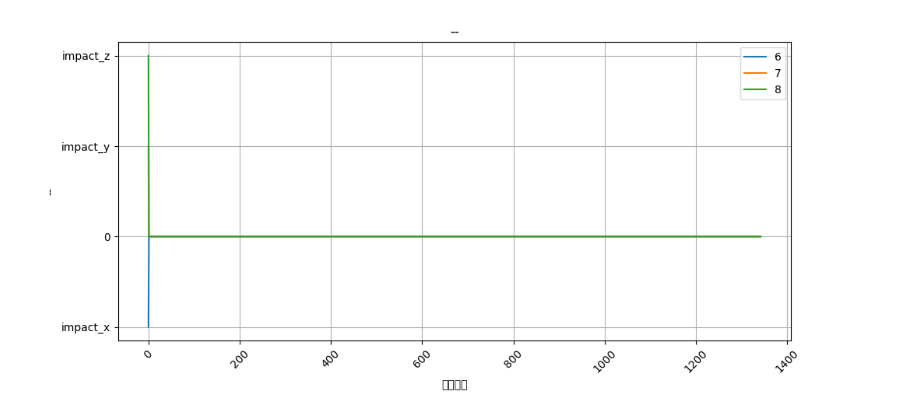
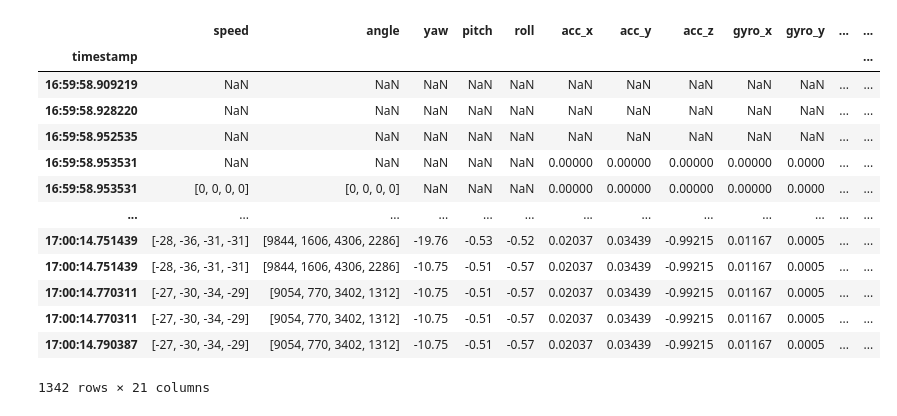
Before and after one commit to IntelligenceSupphawit/Roblomaster_Aj_Rattachai_01, a Jupyter notebook: lab1/sensor.ipynb, the cells around one changed output. Drawn from its saved outputs; the diff is of its cells as text; code cells hidden in the pictures.

```diff
--- a/lab1/sensor.ipynb
+++ b/lab1/sensor.ipynb
@@ -1,48 +1,22 @@
 # %%
 import pandas as pd
-
-columns = [
-    "timestamp", "speed", "angle",
-    "yaw", "pitch", "roll",
-    "acc_x", "acc_y", "acc_z",
-    "gyro_x", "gyro_y", "gyro_z",
-    "x", "y", "z",
-    "static_flag", "impact_x", "impact_y", "impact_z",
-    "up_hill", "down_hill", "on_slope"
-]
-
-# อ่านไฟล์แบบบังคับให้ค่าทั้งหมดเป็น string ก่อน
-df = pd.read_csv("sensor_data.csv", header=None, names=columns, dtype=str)
-df["timestamp"] = pd.to_datetime(df["timestamp"], errors='coerce')
-# แปลงคอลัมน์ตัวเลขให้กลายเป็น float ทีหลัง
-float_cols = [
-    "speed", "yaw", "pitch", "roll",
-    "acc_x", "acc_y", "acc_z",
-    "gyro_x", "gyro_y", "gyro_z",
-    "x", "y", "z"
-]
-
-for col in float_cols:
-    df[col] = pd.to_numeric(df[col], errors='coerce')  # ถ้าแปลงไม่ได้จะกลายเป็น NaN
-
-# ทดสอบพล็อตค่าความเร่ง
 import matplotlib.pyplot as plt
 
-plt.figure(figsize=(10, 5))
-# plt.plot(df.index, df["static_flag"], label="1")
-# plt.plot(df.index, df["up_hill"], label="2")
-# plt.plot(df.index, df["down_hill"], label="3")
-# plt.plot(df.index, df["on_slope"], label="4")
-plt.plot(df.index, df["impact_x"], label="6")
-plt.plot(df.index, df["impact_y"], label="7")
-plt.plot(df.index, df["impact_z"], label="8")
-plt.title("--")
-plt.xlabel("เวลา")
-plt.ylabel("--")
-plt.legend()
-plt.grid(True)
-plt.xticks(rotation=45)  # หมุนแกนเวลาให้ดูง่าย
-plt.tight_layout()
-plt.show()
+df = pd.read_csv("sensor_data.csv")
+df.set_index('timestamp', inplace=True)
+df
 # %% [output]
-[figure, removed]
+|  | speed | angle | yaw | pitch | roll | acc_x | acc_y | acc_z | gyro_x | gyro_y | ... | ... |
+| timestamp |  |  |  |  |  |  |  |  |  |  |  | ... |
+| 16:59:58.909219 | NaN | NaN | NaN | NaN | NaN | NaN | NaN | NaN | NaN | NaN | ... | ... |
+| 16:59:58.928220 | NaN | NaN | NaN | NaN | NaN | NaN | NaN | NaN | NaN | NaN | ... | ... |
+| 16:59:58.952535 | NaN | NaN | NaN | NaN | NaN | NaN | NaN | NaN | NaN | NaN | ... | ... |
+| 16:59:58.953531 | NaN | NaN | NaN | NaN | NaN | 0.00000 | 0.00000 | 0.00000 | 0.00000 | 0.0000 | ... | ... |
+| 16:59:58.953531 | [0, 0, 0, 0] | [0, 0, 0, 0] | NaN | NaN | NaN | 0.00000 | 0.00000 | 0.00000 | 0.00000 | 0.0000 | ... | ... |
+| ... | ... | ... | ... | ... | ... | ... | ... | ... | ... | ... | ... | ... |
+| 17:00:14.751439 | [-28, -36, -31, -31] | [9844, 1606, 4306, 2286] | -19.76 | -0.53 | -0.52 | 0.02037 | 0.03439 | -0.99215 | 0.01167 | 0.0005 | ... | ... |
+| 17:00:14.751439 | [-28, -36, -31, -31] | [9844, 1606, 4306, 2286] | -10.75 | -0.51 | -0.57 | 0.02037 | 0.03439 | -0.99215 | 0.01167 | 0.0005 | ... | ... |
+| 17:00:14.770311 | [-27, -30, -34, -29] | [9054, 770, 3402, 1312] | -10.75 | -0.51 | -0.57 | 0.02037 | 0.03439 | -0.99215 | 0.01167 | 0.0005 | ... | ... |
+| 17:00:14.770311 | [-27, -30, -34, -29] | [9054, 770, 3402, 1312] | -10.75 | -0.51 | -0.57 | 0.02037 | 0.03439 | -0.99215 | 0.01167 | 0.0005 | ... | ... |
+| 17:00:14.790387 | [-27, -30, -34, -29] | [9054, 770, 3402, 1312] | -10.75 | -0.51 | -0.57 | 0.02037 | 0.03439 | -0.99215 | 0.01167 | 0.0005 | ... | ... |
+1342 rows × 21 columns
```
Also changed, not shown: parts of 2 cells of this notebook.
